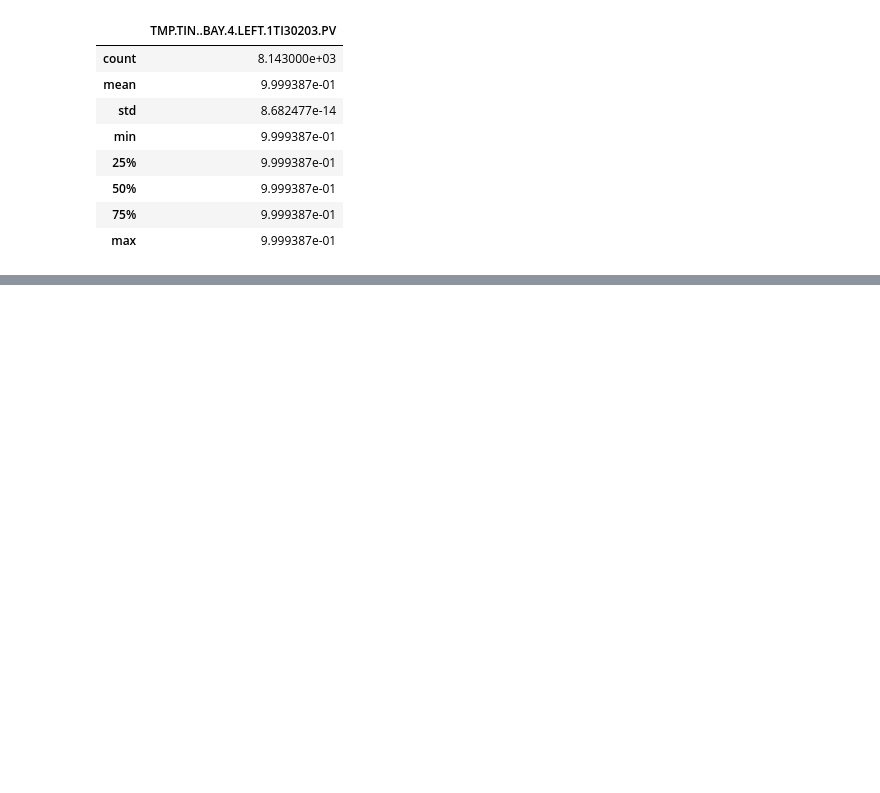
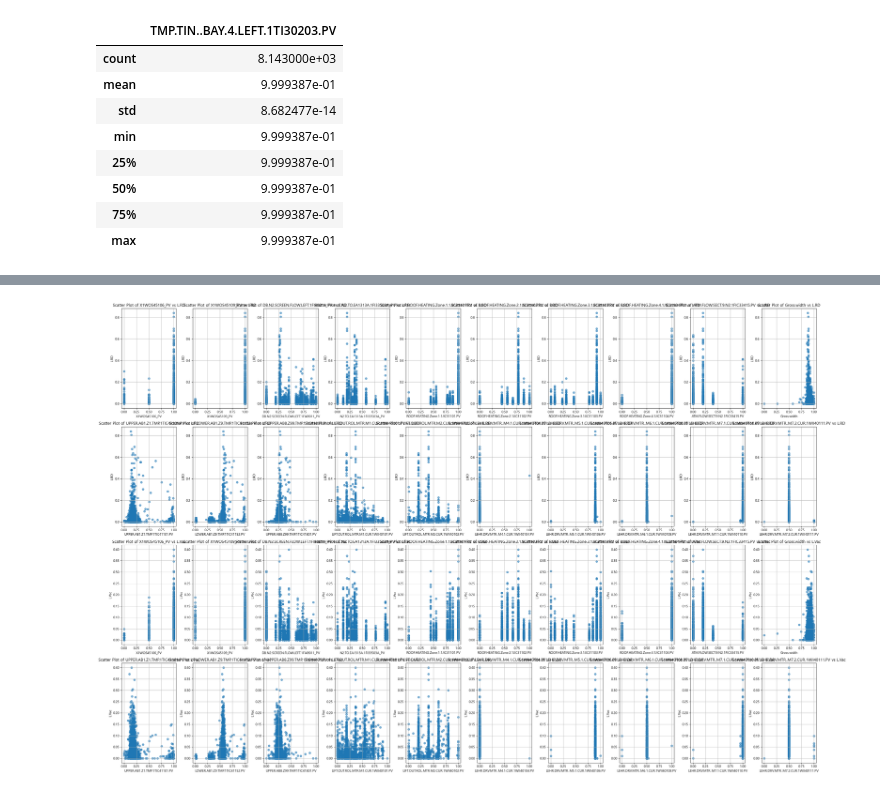
Before and after one commit to gmlwlswls/LGD_anomaly_detection, a Jupyter notebook: 00. 데이터 탐색 및 전처리/데이터 탐색.ipynb, the cells around one changed output, grey strips where cells are left out. Cells and saved outputs as stored; diff of their text form; code cells hidden in the pictures; blank space fills up the shorter version.

```diff
--- a/00. 데이터 탐색 및 전처리/데이터 탐색.ipynb
+++ b/00. 데이터 탐색 및 전처리/데이터 탐색.ipynb
@@ -273,0 +470,5 @@ memory usage: 49.3 MB
+# %%
+full_df = pd.concat([loged_df, target_df], axis= 1)
+full_df.info()
+full_df[full_df.columns[:10]].info()
+full_df[full_df.columns[:10]].describe()
@@ -273,0 +502,37 @@ memory usage: 49.3 MB
+# %%
+# 1) 산포도
+
+import matplotlib.pyplot as plt
+
+# 피쳐 리스트와 타겟 변수 선택
+feature_columns = full_df.columns[:20]
+target_columns_1 = 'L.RD'  # 타겟 컬럼 이름
+target_columns_2 = 'L.Vac'
+
+# 서브플롯 설정
+n_cols = 10
+n_rows = int(len(feature_columns) / 10 ) * 2
+fig, axes = plt.subplots(nrows=n_rows, ncols=n_cols, figsize=(30, 20))
+
+# 개별 산포도 그리기
+for i, feature in enumerate(feature_columns):  # 피쳐 변수 인덱싱
+    ax = axes[int(i/n_cols), (i%n_cols)]
+    ax.scatter(full_df[feature], full_df[target_columns_1], alpha=0.6)
+    ax.set_title(f'Scatter Plot of {feature} vs {target_columns_1}')
+    ax.set_xlabel(feature)
+    ax.set_ylabel(target_columns_1)
+    ax.grid()
+
+# 개별 산포도 그리기
+for i, feature in enumerate(feature_columns):  # 피쳐 변수 인덱싱
+    ax = axes[int(i/n_cols) + 2, (i%n_cols)]
+    ax.scatter(full_df[feature], full_df[target_columns_2], alpha=0.6)
+    ax.set_title(f'Scatter Plot of {feature} vs {target_columns_2}')
+    ax.set_xlabel(feature)
+    ax.set_ylabel(target_columns_2)
+    ax.grid()
+
+plt.tight_layout()
+plt.show()
+# %% [output]
+[figure, added]
```
Also changed, not shown: parts of 31 cells of this notebook.
